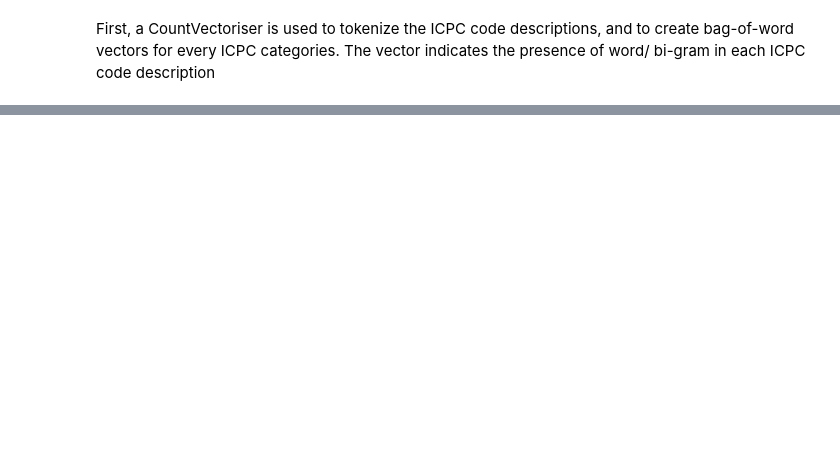
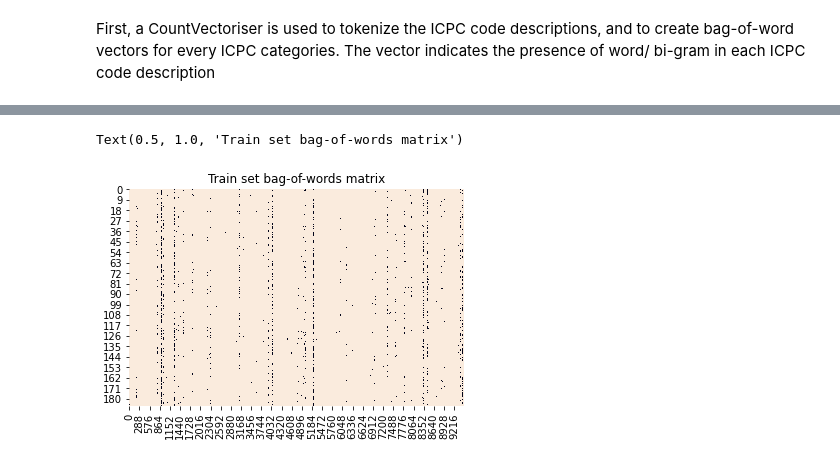
Before and after one commit to NLPforGPs/NLP-Primary-Care, a Jupyter notebook: Untitled.ipynb, the cells around one changed output, grey strips where cells are left out. Cells and saved outputs as stored; diff of their text form; code cells hidden in the pictures; blank space fills up the shorter version.

```diff
--- a/Untitled.ipynb
+++ b/Untitled.ipynb
@@ -307,0 +274,13 @@ from sklearn.neighbors import NearestNeighbors
+# %%
+key = 'transcript__conversation_both'
+# key = 'transcript__conversation_gp'
+# key = 'transcript__conversation_patient'
+
+X_train = count_vec.transform(train_set[key])
+X_test = count_vec.transform(test_set[key])
+# %%
+# import seaborn as sns
+sns.heatmap(X_train.todense()==0, vmin=0, vmax=1, cbar=False).set_title('Train set bag-of-words matrix')
+# %% [output]
+Text(0.5, 1.0, 'Train set bag-of-words matrix')
+[figure, added]
```
Also changed, not shown: parts of 42 cells of this notebook.
